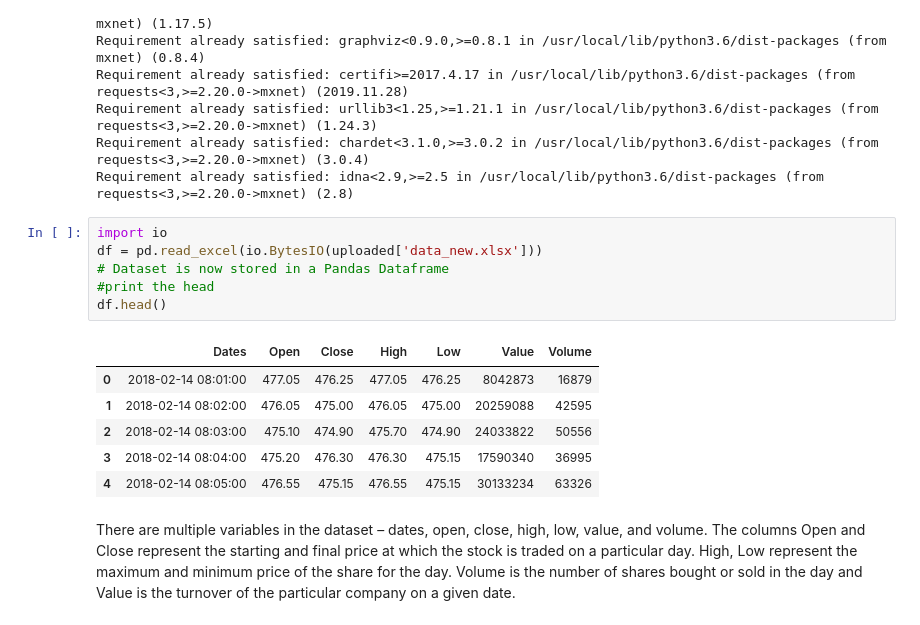
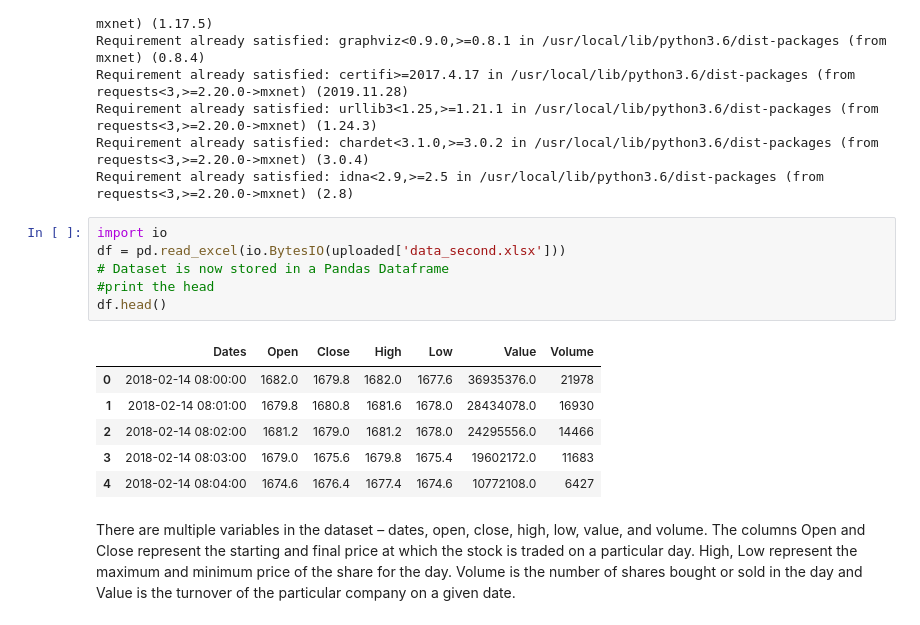
Before and after one commit to anjali88/Basic-ML-, a Jupyter notebook: Event_tracker_1.ipynb, the cells around one changed output. Drawn from its saved outputs; the diff is of its cells as text.

```diff
--- a/Event_tracker_1.ipynb
+++ b/Event_tracker_1.ipynb
@@ -42,17 +38,17 @@ Requirement already satisfied: chardet<3.1.0,>=3.0.2 in /usr/local/lib/python3.6
 Requirement already satisfied: idna<2.9,>=2.5 in /usr/local/lib/python3.6/dist-packages (from requests<3,>=2.20.0->mxnet) (2.8)
 # %%
 import io
-df = pd.read_excel(io.BytesIO(uploaded['data_new.xlsx']))
+df = pd.read_excel(io.BytesIO(uploaded['data_second.xlsx']))
 # Dataset is now stored in a Pandas Dataframe
 #print the head
 df.head()
 # %% [output]
 |  | Dates | Open | Close | High | Low | Value | Volume |
-| 0 | 2018-02-14 08:01:00 | 477.05 | 476.25 | 477.05 | 476.25 | 8042873 | 16879 |
-| 1 | 2018-02-14 08:02:00 | 476.05 | 475.00 | 476.05 | 475.00 | 20259088 | 42595 |
-| 2 | 2018-02-14 08:03:00 | 475.10 | 474.90 | 475.70 | 474.90 | 24033822 | 50556 |
-| 3 | 2018-02-14 08:04:00 | 475.20 | 476.30 | 476.30 | 475.15 | 17590340 | 36995 |
-| 4 | 2018-02-14 08:05:00 | 476.55 | 475.15 | 476.55 | 475.15 | 30133234 | 63326 |
+| 0 | 2018-02-14 08:00:00 | 1682.0 | 1679.8 | 1682.0 | 1677.6 | 36935376.0 | 21978 |
+| 1 | 2018-02-14 08:01:00 | 1679.8 | 1680.8 | 1681.6 | 1678.0 | 28434078.0 | 16930 |
+| 2 | 2018-02-14 08:02:00 | 1681.2 | 1679.0 | 1681.2 | 1678.0 | 24295556.0 | 14466 |
+| 3 | 2018-02-14 08:03:00 | 1679.0 | 1675.6 | 1679.8 | 1675.4 | 19602172.0 | 11683 |
+| 4 | 2018-02-14 08:04:00 | 1674.6 | 1676.4 | 1677.4 | 1674.6 | 10772108.0 | 6427 |
 # %% [markdown]
 There are multiple variables in the dataset – dates, open, close, high, low, value, and volume.
 The columns Open and Close represent the starting and final price at which the stock is traded on a particular day.
```
Also changed, not shown: parts of 4 cells of this notebook.
